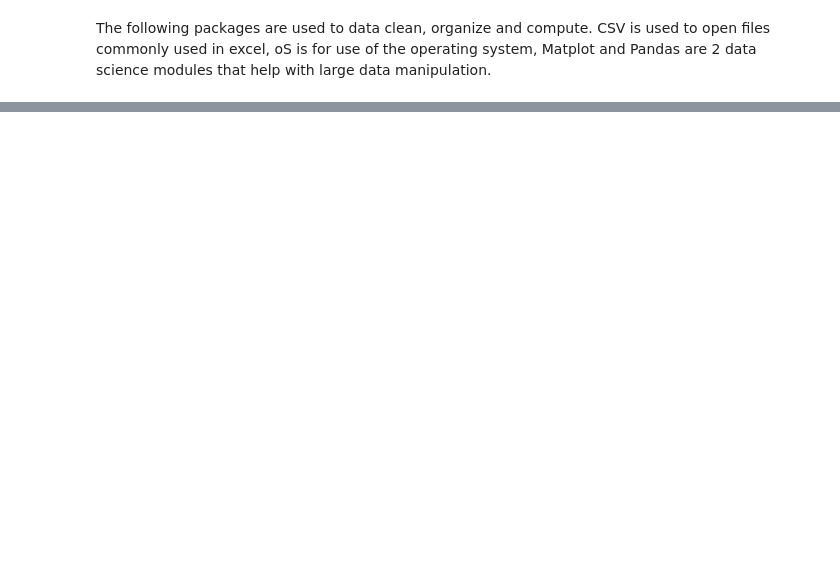
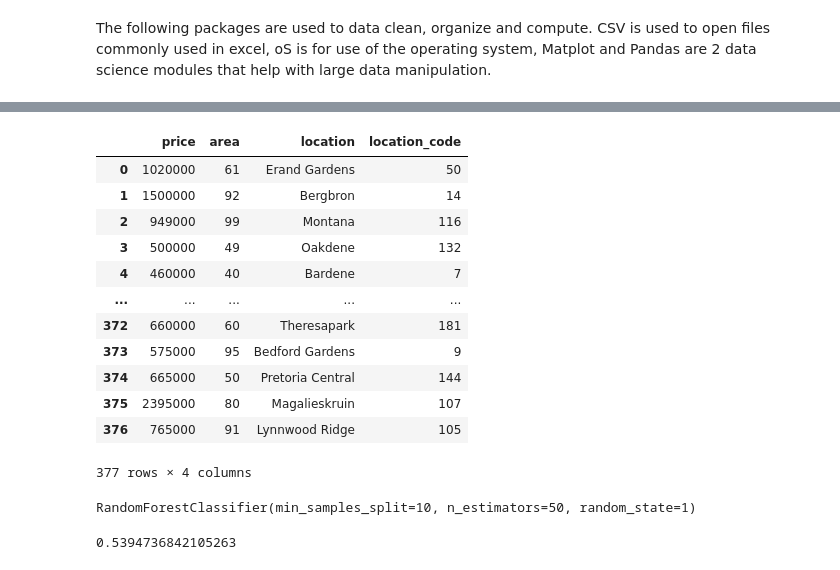
Before and after one commit to stuart-kieser/Land-value-GIS, a Jupyter notebook: avm.ipynb, the cells around one changed output, grey strips where cells are left out. Drawn from its saved outputs; the diff is of its cells as text; code cells hidden in the pictures; blank space fills up the shorter version.

```diff
--- a/avm.ipynb
+++ b/avm.ipynb
@@ -105,0 +222,17 @@ plt.show()
+# %%
+houses["location_code"] = houses["location"].astype("category").cat.codes
+houses
+# %% [output]
+|  | price | area | location | location_code |
+| 0 | 1020000 | 61 | Erand Gardens | 50 |
+| 1 | 1500000 | 92 | Bergbron | 14 |
+| 2 | 949000 | 99 | Montana | 116 |
+| 3 | 500000 | 49 | Oakdene | 132 |
+| 4 | 460000 | 40 | Bardene | 7 |
+| ... | ... | ... | ... | ... |
+| 372 | 660000 | 60 | Theresapark | 181 |
+| 373 | 575000 | 95 | Bedford Gardens | 9 |
+| 374 | 665000 | 50 | Pretoria Central | 144 |
+| 375 | 2395000 | 80 | Magalieskruin | 107 |
+| 376 | 765000 | 91 | Lynnwood Ridge | 105 |
+377 rows × 4 columns
@@ -105,0 +247,4 @@ plt.show()
+# %%
+rf.fit(train[predictor], train["area"])
+# %% [output]
+RandomForestClassifier(min_samples_split=10, n_estimators=50, random_state=1)
@@ -105,0 +256,4 @@ plt.show()
+# %%
+acc
+# %% [output]
+0.5394736842105263
```
Also changed, not shown: parts of 24 cells of this notebook, 6 other files.
